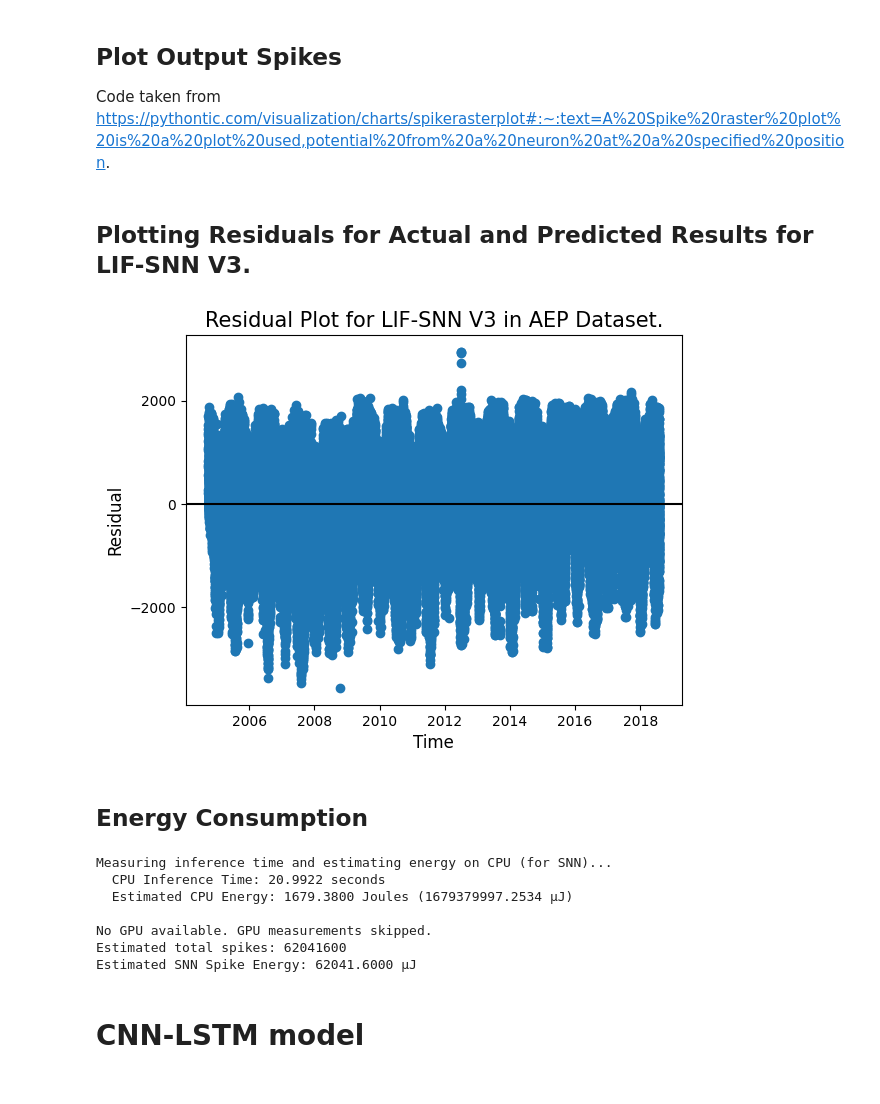
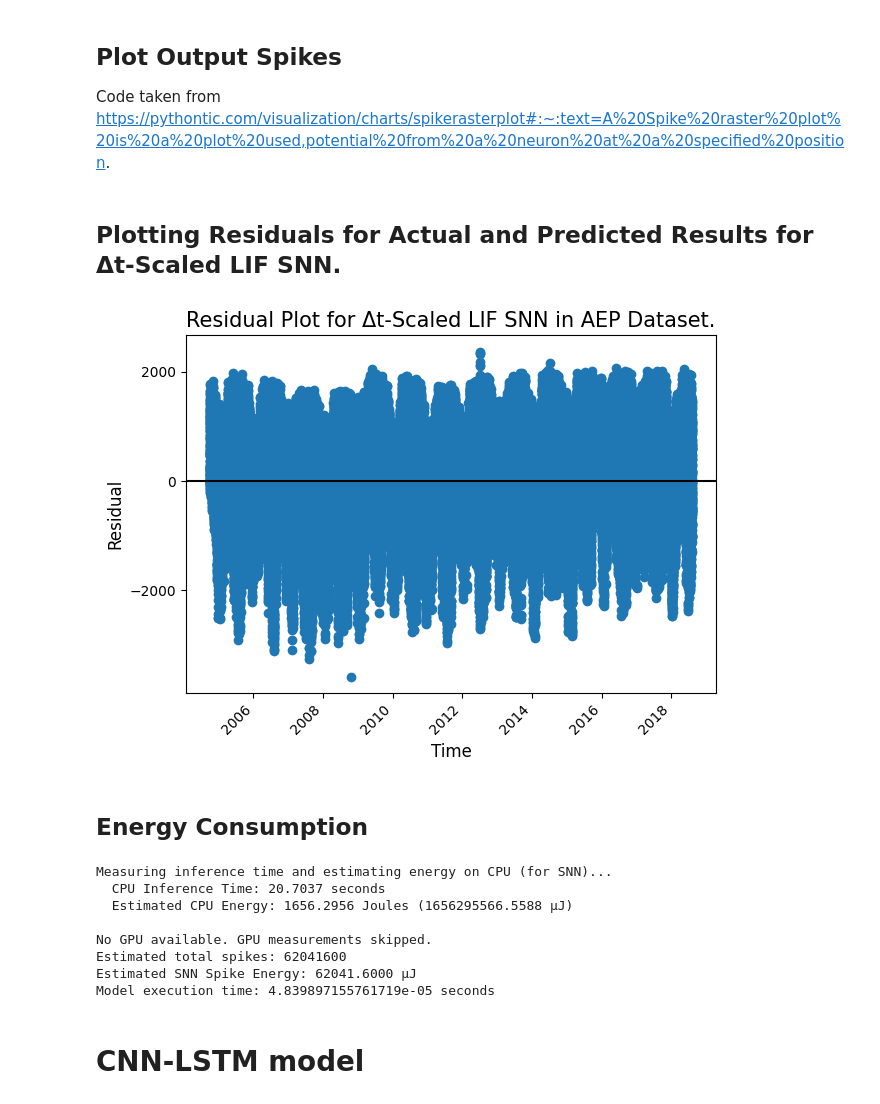
Before and after one commit to SouvikUMD/SNN-ANN-Temporal-Forecasting-across-Time-Series-Regimes, a Jupyter notebook: AEP Dataset Code/TSC_AEP_Ablation_ANN_SNN.ipynb, the cells around one changed output. Cells and saved outputs as stored; diff of their text form; code cells hidden in the pictures.

```diff
--- a/AEP Dataset Code/TSC_AEP_Ablation_ANN_SNN.ipynb
+++ b/AEP Dataset Code/TSC_AEP_Ablation_ANN_SNN.ipynb
@@ -719,7 +721,7 @@ class LIFNeuron(tf.keras.layers.Layer):
 # %%
 @keras.saving.register_keras_serializable()
 class LIFNeuronV3(tf.keras.layers.Layer):
-  def __init__(self, threshold=1.0, leak_rate=0.05, refractory_period=5, **kwargs):
+  def __init__(self, threshold=1.0, leak_rate=0.05, refractory_period=3, **kwargs):
       super(LIFNeuronV3 , self).__init__(**kwargs)
       self.threshold = threshold
       self.leak_rate = leak_rate
@@ -1181,7 +1166,14 @@ Model: "sequential"
 ## Train LSTM Model.
 # %%
 print(f"Training LSTM model on {device}...")
-with tf.device('/GPU:0') if device == 'GPU' else tf.device('/CPU:0'): # For TPU, this would be tf.distribute.TPUStrategy
+with strategy.scope():
+    lstm_model = Sequential()
+    lstm_model.add(LSTM(unit,activation=activation,return_sequences=True,
+                        input_shape=(seq_len,1)))
+    lstm_model.add(Dropout(0.5))
+    lstm_model.add(LSTM(unit,activation=activation,return_sequences=False))
+    lstm_model.add(Dropout(0.5))
+    lstm_model.add(Dense(1))
     lstm_model.compile(optimizer="adam",loss=loss)
     lstm_epochs = lstm_model.fit(X_train, y_train, epochs=epochs,
                                  batch_size=batch_size)
@@ -1493,7 +1489,7 @@ spiking_LIFv3_model = tf.keras.Sequential(
     [
         # Add temporal dimension to model. For this dataset, the input_shape is
         # passed into the model.
-        tf.keras.layers.Reshape((seq_len, X_train.shape[2]), # Use seq_len here
+        tf.keras.layers.Reshape((-1, X_train.shape[1]),
                                 input_shape=(None, X_train.shape[1])),
         # Keras' TimeDistributed wrapper allows Dense layer to operate on
         # temporal data.
@@ -1532,6 +1528,7 @@ spiking_LIFv3_model = tf.keras.Sequential(
     ]
 
 )
+
 spiking_LIFv3_model.summary()
 # %% [output]
 WARNING:tensorflow:From /usr/local/lib/python3.12/dist-packages/tensorflow/python/util/deprecation.py:660: calling map_fn_v2 (from tensorflow.python.ops.map_fn) with dtype is deprecated and will be re ...
@@ -1565,6 +1562,18 @@ Model: "sequential_1"
 # %%
 print(f"Training SNN LIF V3 model on {device}...")
-with tf.device('/GPU:0') if device == 'GPU' else tf.device('/CPU:0'):
+with strategy.scope():
+    spiking_LIFv3_model = tf.keras.Sequential(
+        [
+            tf.keras.layers.Reshape((seq_len, X_train.shape[2]),
+                                    input_shape=(None, X_train.shape[1])),
+            tf.keras.layers.TimeDistributed(tf.keras.layers.Dense(64, activation='tanh')),
+            LIFNeuronV3(threshold=0.5, leak_rate=0.05, refractory_period=20),
+            tf.keras.layers.Dropout(0.1),
+            tf.keras.layers.Reshape((-1, 64)),
+            tf.keras.layers.GlobalAveragePooling1D(),
+            tf.keras.layers.Dense(1),
+        ]
+    )
     # Compile the model
     optimizer = tf.keras.optimizers.Adam(learning_rate=0.001)
     spiking_LIFv3_model.compile(optimizer=optimizer, loss=loss)
@@ -1783,38 +1794,46 @@ def check_output(seq_model, X_train, X_test, y_train, y_test, modify_dt=0.1):
 # %%
 # check_output(spiking_LIFv3_model, X_train, X_test, y_train, y_test)
 # %% [markdown]
-## Plotting Residuals for Actual and Predicted Results for LIF-SNN V3.
+## Plotting Residuals for Actual and Predicted Results for Δt-Scaled LIF SNN.
 # %%
 actual_arr_LIFSNNV3 = np.array(results_SNN_LIFv3['Actual'])
 predicted_arr_LIFSNNV3 = np.array(results_SNN_LIFv3['Predicted'])
 residuals_LIFSNNV3 = predicted_arr_LIFSNNV3 - actual_arr_LIFSNNV3
 plt.scatter(results_SNN_LIFv3['Date'], residuals_LIFSNNV3)
 plt.axhline(y=0, color = 'black')
-plt.title("Residual Plot for LIF-SNN V3 in AEP Dataset.".format(feature_field),
+plt.title("Residual Plot for Δt-Scaled LIF SNN in AEP Dataset.".format(feature_field),
           fontsize = 15)
 plt.rc('xtick', labelsize=10)
 plt.rc('ytick', labelsize=10)
 plt.locator_params(axis='x', nbins=5)
 plt.locator_params(axis='y', nbins=5)
 #plt.ylim([40, 70])
 plt.xlabel("Time", fontsize = 12)
 plt.ylabel("Residual", fontsize = 12)
+plt.xticks(rotation=45, ha='right')
+plt.tight_layout()
 plt.show()
 # %% [output]
-[figure, old version]
+[figure, new version]
 # %% [markdown]
 ## Energy Consumption
-# %%
-spiking_LIFv3_energy_results = measure_snn_energy(spiking_LIFv3_model, X_test,
-                                                  model_name_str='LIF SNN V3 Model')
-# %% [output]
-Measuring inference time and estimating energy on CPU (for SNN)...
-  CPU Inference Time: 20.9922 seconds
-  Estimated CPU Energy: 1679.3800 Joules (1679379997.2534 µJ)
-
-No GPU available. GPU measurements skipped.
-Estimated total spikes: 62041600
-Estimated SNN Spike Energy: 62041.6000 µJ
+# %%
+spiking_LIFv3_energy_results = measure_snn_energy(spiking_LIFv3_model, X_test,
+                                                  model_name_str='Δt-Scaled LIF SNN Model')
+start_time = time.time()
+# Run inference or training with your rnn_model here
+end_time = time.time()
+execution_time = end_time - start_time
+print("Model execution time:", execution_time, "seconds")
+# %% [output]
+Measuring inference time and estimating energy on CPU (for SNN)...
+  CPU Inference Time: 20.7037 seconds
+  Estimated CPU Energy: 1656.2956 Joules (1656295566.5588 µJ)
+
+No GPU available. GPU measurements skipped.
+Estimated total spikes: 62041600
+Estimated SNN Spike Energy: 62041.6000 µJ
+Model execution time: 4.839897155761719e-05 seconds
 # %% [markdown]
 # CNN-LSTM model
 # %% [markdown]
```
Also changed, not shown: parts of 50 cells of this notebook.
